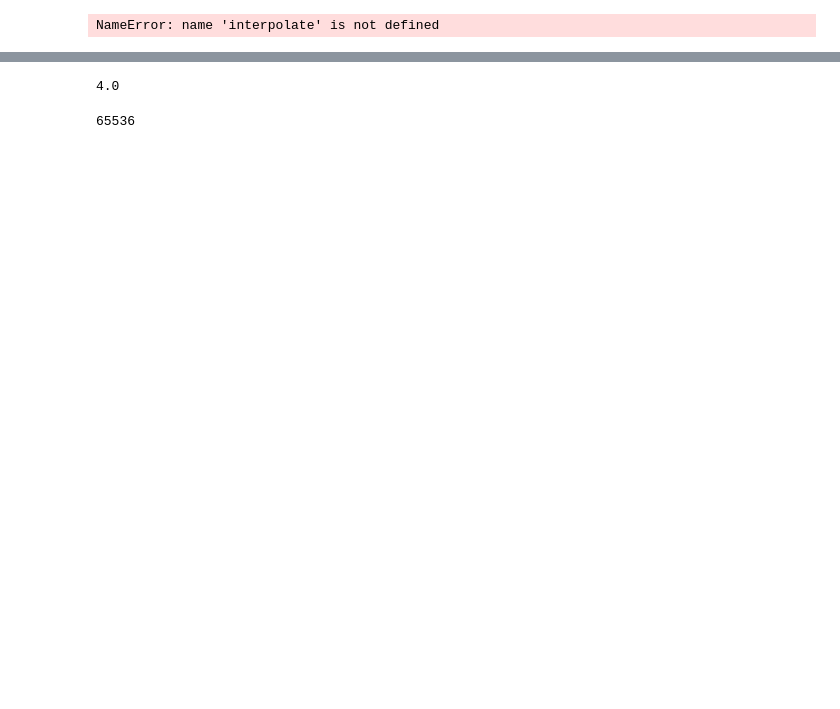
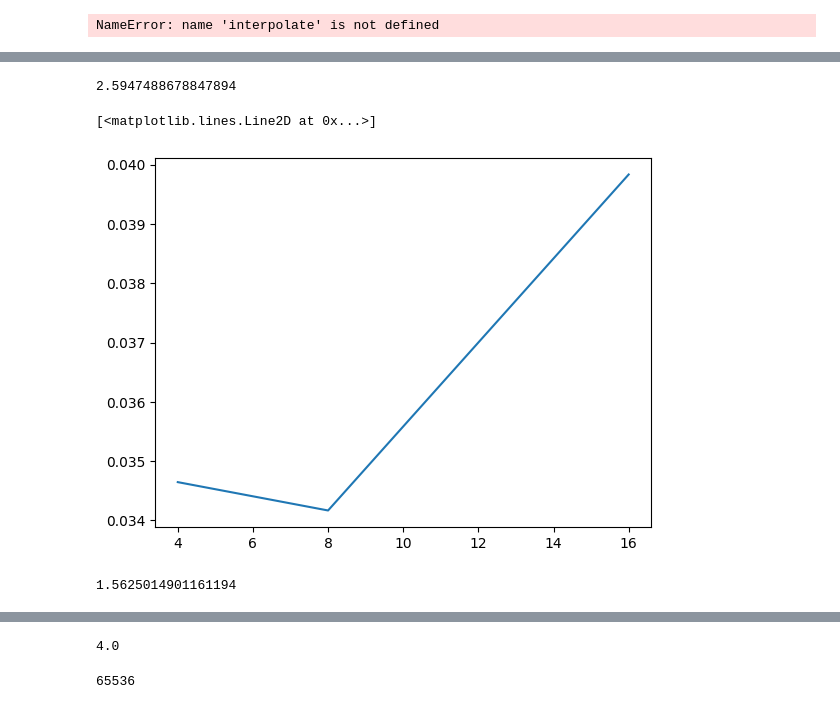
Before and after one commit to Super-nova2/GWSamplegen, a Jupyter notebook: configGen.ipynb, the cells around one changed output, grey strips where cells are left out. Drawn from its saved outputs; the diff is of its cells as text; code cells hidden in the pictures; blank space fills up the shorter version.

```diff
--- a/configGen.ipynb
+++ b/configGen.ipynb
@@ -272,0 +792,3 @@ fp = np.memmap("test.npy")
+# %%
+with mp.Pool(4) as p:
+	results = p.map(run_batch, [4,6,8,10])
@@ -272,0 +804,16 @@ fp = np.memmap("test.npy")
+# %%
+def get_fd_waveform_async(n_waveforms):
+    templates = np.zeros((n_waveforms,1024**2+1), dtype = np.complex128)
+    for i in range(100):
+        templates[i] = get_fd_waveform(approximant="TaylorF2",
+                                    mass1=np.random.uniform(1,3), mass2=np.random.uniform(1,3),
+                                    f_lower=20, delta_f=1/1024, f_final = 1024)[0].data
+    return templates
+# %%
+cores = [1,2,4,8,16]
+times = []
+for n in cores:
+	start = time.time()
+	with mp.Pool(n) as p:
+		templates = p.map(get_fd_waveform_async, [100]*10)
+	times.append(time.time() - start)
@@ -272,0 +824,16 @@ fp = np.memmap("test.npy")
+# %%
+t_at_f(2,2, 200)
+# %% [output]
+2.5947488678847894
+# %%
+cores = np.array(cores)
+times = np.array(times)
+# %%
+plt.plot(cores[2:], times[2:]/1000)
+# %% [output]
+[<matplotlib.lines.Line2D at 0x...>]
+[figure, added]
+# %%
+16*np.product(templates.shape)/(1024**3)
+# %% [output]
+1.5625014901161194
```
Also changed, not shown: parts of 65 cells of this notebook, 13 other files.
